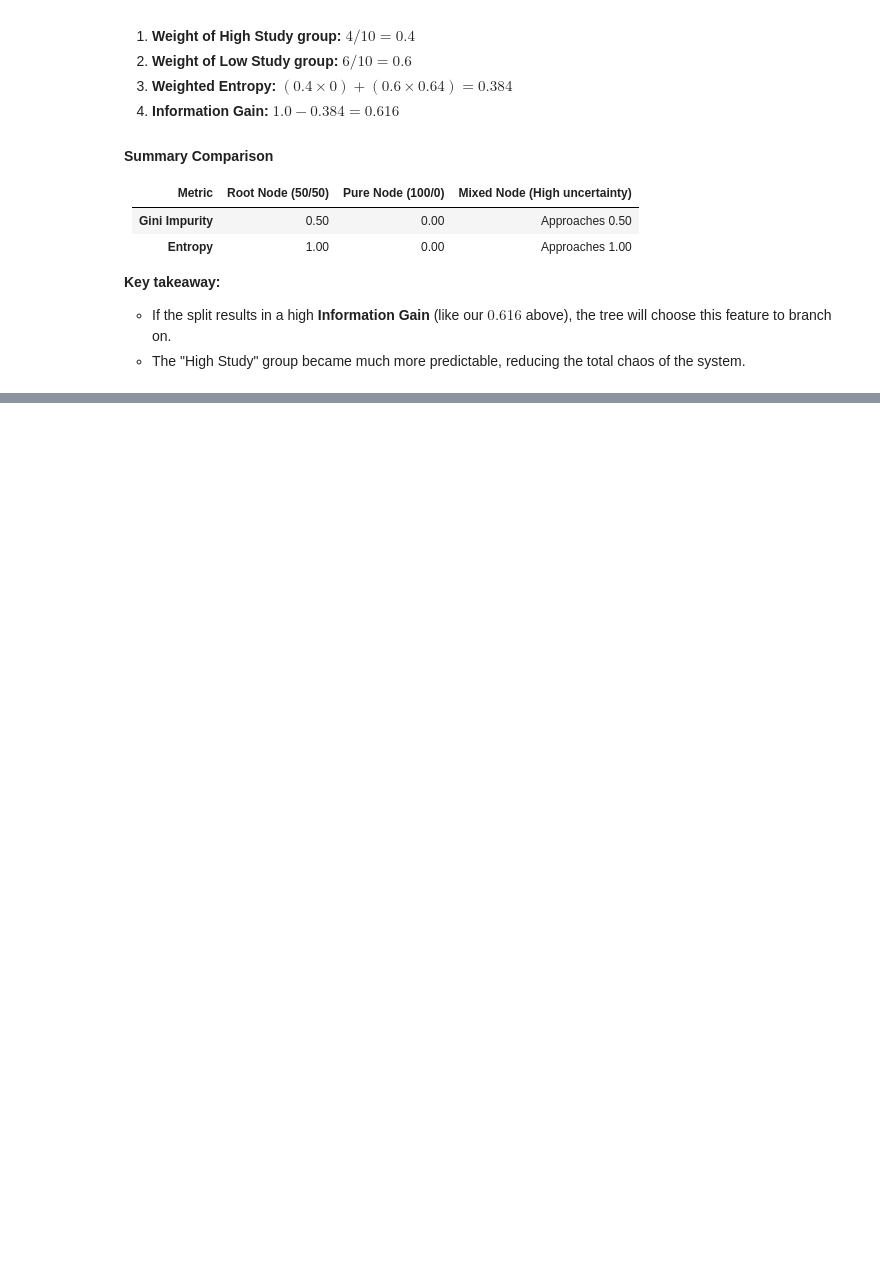
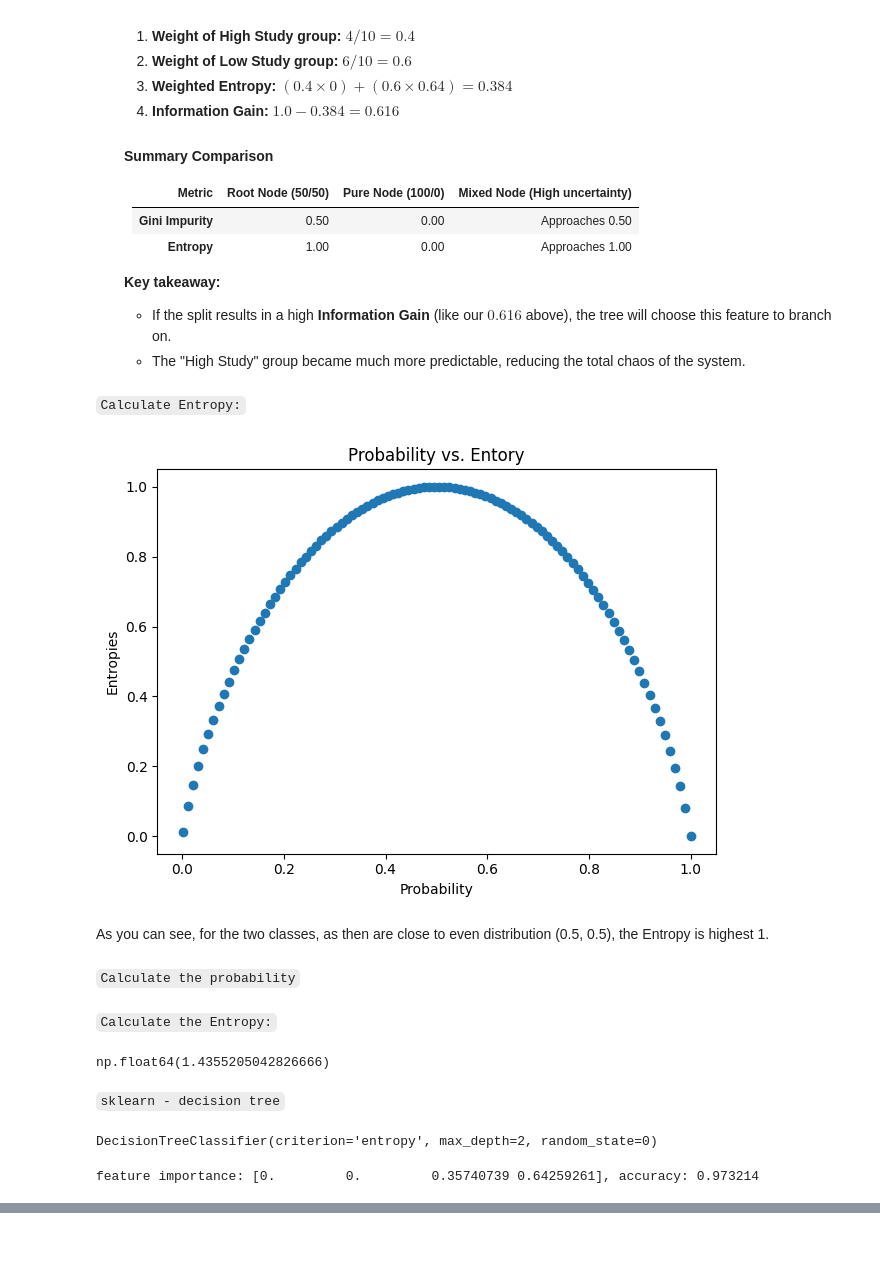
Before and after one commit to jasonyang26b/Python-Machine-Learning, a Jupyter notebook: Week7_Ensemble_Learning/Decision_Trees.ipynb, the cells around one changed output, grey strips where cells are left out. Cells and saved outputs as stored; diff of their text form; code cells hidden in the pictures; blank space fills up the shorter version.

```diff
--- a/Week7_Ensemble_Learning/Decision_Trees.ipynb
+++ b/Week7_Ensemble_Learning/Decision_Trees.ipynb
@@ -214,0 +224,28 @@ Instead of manually setting a depth, `ccp_alpha` penalizes the tree for having t
+# %% [markdown]
+`Calculate Entropy:`
+# %%
+# define entropy function
+def entropy(distribution):
+    h = 0.0 # store entropy
+    for probability in distribution:
+        if probability > 0:
+            logprob = np.log2(probability)
+        h -= probability * logprob
+    return h
+# %%
+# calcualte the entropy for two classes
+p_list = np.linspace(0.001, 1, 100) # avoid p = 0
+entropies = [entropy([p, 1-p]) for p in p_list]
+
+plt.scatter(p_list, entropies)
+plt.xlabel('Probability')
+plt.ylabel('Entropies')
+plt.title('Probability vs. Entory')
+plt.tight_layout()
+plt.show()
+# %% [output]
+[figure, added]
+# %% [markdown]
+As you can see, for the two classes, as then are close to even distribution (0.5, 0.5), the Entropy is highest 1.
+# %% [markdown]
+`Calculate the probability`
@@ -214,0 +257,9 @@ Instead of manually setting a depth, `ccp_alpha` penalizes the tree for having t
+# %% [markdown]
+`Calculate the Entropy:`
+# %%
+labels = [0, 1, 1, 0, 2, 1, 2, 1, 1]
+entropy(get_label_distribution(labels))
+# %% [output]
+np.float64(1.4355205042826666)
+# %% [markdown]
+`sklearn - decision tree`
@@ -214,0 +280,23 @@ Instead of manually setting a depth, `ccp_alpha` penalizes the tree for having t
+# %%
+# split data to train and test, train the model
+X_train, X_test, y_train, y_test = train_test_split(data, labels, stratify = labels, test_size=0.25)
+
+dt = DecisionTreeClassifier(
+    criterion = 'entropy',
+    max_depth=2,
+    random_state=0
+)
+
+dt.fit(X_train, y_train)
+# %% [output]
+DecisionTreeClassifier(criterion='entropy', max_depth=2, random_state=0)
+# %%
+# feature importance
+feature_importance = dt.feature_importances_
+
+# accuracy
+accuracy = dt.score(X_train, y_train)
+
+print(f'feature importance: {feature_importance}, accuracy: {accuracy:4f}')
+# %% [output]
+feature importance: [0.         0.         0.35740739 0.64259261], accuracy: 0.973214
```
Also changed, not shown: parts of 9 cells of this notebook.
